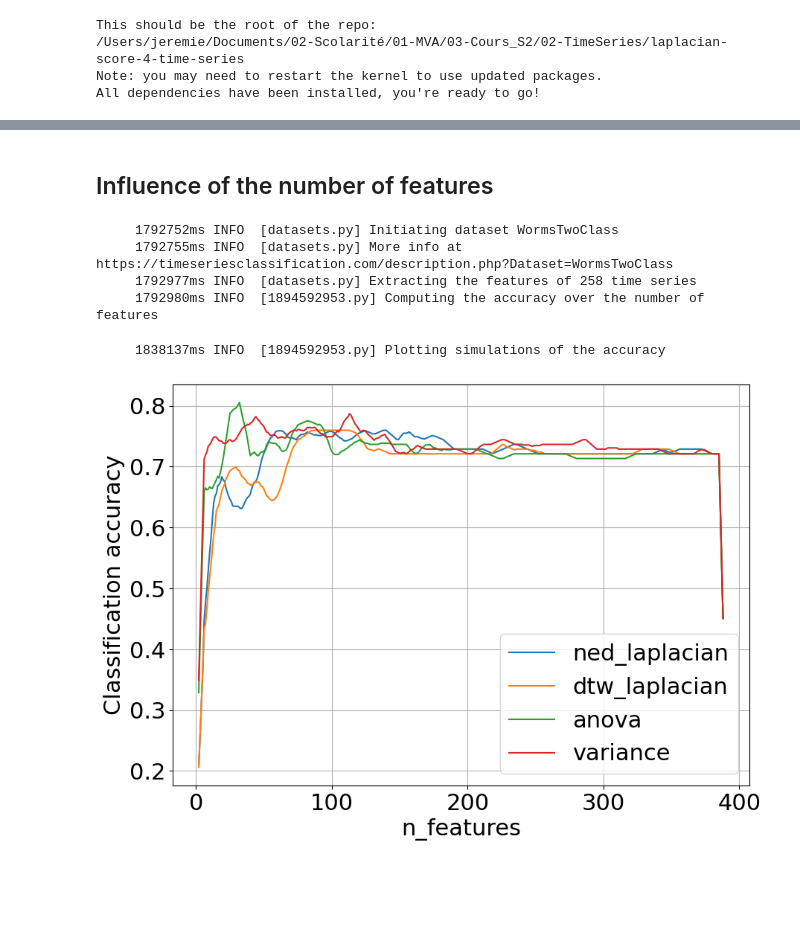
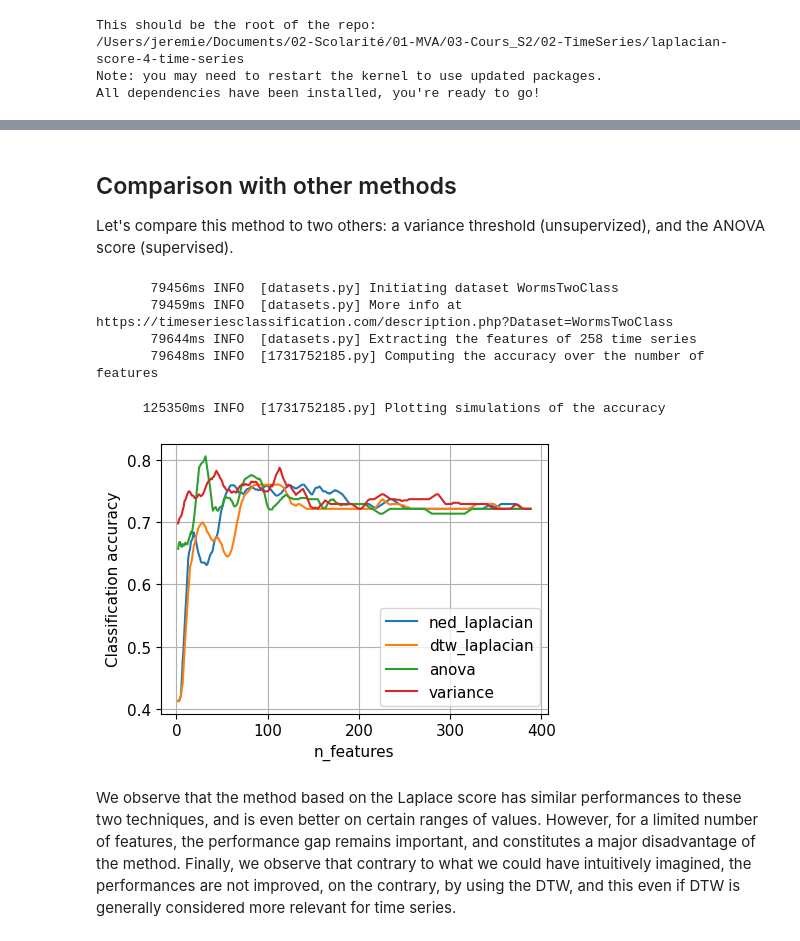
Before and after one commit to decarpentierg/laplacian-score-4-time-series, a Jupyter notebook: doc/evaluate_laplacian_score.ipynb, the cells around one changed output, grey strips where cells are left out. Cells and saved outputs as stored; diff of their text form; code cells hidden in the pictures; blank space fills up the shorter version.

```diff
--- a/doc/evaluate_laplacian_score.ipynb
+++ b/doc/evaluate_laplacian_score.ipynb
@@ -165,7 +184,7 @@ DATASETS = [
     Dataset(WAFER),
     Dataset(WORMS),
 ]
-N_FEATURES = [10, 30, 50, 80, 130, 200]
+N_FEATURES = [30, 80, 150]
 
 # Pre-loading from disk
 for dataset in DATASETS:
@@ -230,10 +237,10 @@ with open('saved_results/dataset_feat_to_accuracies_list.pkl', 'wb') as f:
 # %%
-if not FORCE_RECOMPUTE:
-    with open('saved_results/dataset_feat_to_accuracies_list.pkl', 'rb') as f:
+if not FORCE_RECOMPUTE and CACHE_PATH.exists():
+    with CACHE_PATH.open('rb') as f:
         dataset_feat_to_accuracies_list = pickle.load(f)
 
 logger.info('Plotting simulations of the accuracy')
-fig, axes = plt.subplots(nrows=2, ncols=3, figsize=(12,8))
+fig, axes = plt.subplots(nrows=1, ncols=3, figsize=(12,4))
 for n_features, ax in zip(
     N_FEATURES,
     axes.flatten()
@@ -278,7 +297,7 @@ nneighbors_to_accuracies_list = collections.defaultdict(list)
 # Computing the accuracy
 for n_neighbors in N_NEIGHBORS:
     logger.info(f'Computing the accuracy for {len(sigma_values)} values of sigma with n_neighbors={n_neighbors}')
-    for sigma in tqdm(sigma_values):
+    for sigma in sigma_values:
         feature_selector = laplacian_score.LaplacianSelection(
             dataset,
             use_dtw=False,
@@ -303,7 +322,7 @@ for n_neighbors in N_NEIGHBORS:
 # %%
 logger.info('Plotting simulations of the accuracy')
-plt.rcParams.update({'font.size': 22})
-plt.figure(figsize=(10, 7))
+plt.rcParams.update({'font.size': 11})
+plt.figure(figsize=(5, 3.5))
 for n_neighbors in N_NEIGHBORS:
     plt.plot(sigma_values, nneighbors_to_accuracies_list[n_neighbors], label=f'n_neighbors={n_neighbors}')
 plt.xscale('log')
@@ -321,5 +340,7 @@ plt.close()
-# %% [markdown]
-## Influence of the number of features
+# %% [markdown]
+## Comparison with other methods
+
+Let's compare this method to two others: a variance threshold (unsupervized), and the ANOVA score (supervised).
 # %%
 MAX_FEATURES = 500
 SIGMA_FACTOR = 5e-2
@@ -356,42 +377,44 @@ for n_features in tqdm(n_features_list):
 
     # Computing accuracy
     for selector, name in zip(
         [ned_laplacian_selector, dtw_laplacian_selector, anova_selector, variance_selector],
         SELECTOR_NAME,
     ):
         method_to_acc_list[name].append(
             get_svc_accuracy(
                 dataset.features.T,
                 dataset.labels,
                 selector,
             )[0]
         )
 
 if SMOOTHING:
     for name in method_to_acc_list:
-        method_to_acc_list[name] = np.convolve(
-            method_to_acc_list[name],
-            np.ones(SMOOTHING),
-            'same',
-        ) / SMOOTHING
+        method_to_acc_list[name] = (
+            np.convolve(method_to_acc_list[name],np.ones(SMOOTHING),'same',)
+            / np.convolve(np.ones_like(method_to_acc_list[name]),np.ones(SMOOTHING),'same',)
+        )
 
 
 logger.info('Plotting simulations of the accuracy')
-plt.figure(figsize=(10, 7))
+plt.rcParams.update({'font.size': 11})
+plt.figure(figsize=(5, 3.5))
 for name in SELECTOR_NAME:
     plt.plot(n_features_list, method_to_acc_list[name], label=f'{name}')
 plt.legend()
 plt.xlabel('n_features')
 plt.ylabel('Classification accuracy')
 plt.grid()
 # plt.title('Evolution of the classification accuracy aggainst the number of features')
 plt.savefig('figures/accuracy_vs_n_features.png', bbox_inches='tight')
 plt.show()
 plt.close()
 # %% [output]
-     1792752ms INFO  [datasets.py] Initiating dataset WormsTwoClass
-     1792755ms INFO  [datasets.py] More info at https://timeseriesclassification.com/description.php?Dataset=WormsTwoClass
-     1792977ms INFO  [datasets.py] Extracting the features of 258 time series
-     1792980ms INFO  [1894592953.py] Computing the accuracy over the number of features
+       79456ms INFO  [datasets.py] Initiating dataset WormsTwoClass
+       79459ms INFO  [datasets.py] More info at https://timeseriesclassification.com/description.php?Dataset=WormsTwoClass
+       79644ms INFO  [datasets.py] Extracting the features of 258 time series
+       79648ms INFO  [1731752185.py] Computing the accuracy over the number of features
-     1838137ms INFO  [1894592953.py] Plotting simulations of the accuracy
+      125350ms INFO  [1731752185.py] Plotting simulations of the accuracy
-[figure, old version]
+[figure, new version]
+# %% [markdown]
+We observe that the method based on the Laplace score has similar performances to these two techniques, and is even better on certain ranges of values. However, for a limited number of features, the performance gap remains important, and constitutes a major disadvantage of the method. Finally, we observe that contrary to what we could have intuitively imagined, the performances are not improved, on the contrary, by using the DTW, and this even if DTW is generally considered more relevant for time series.
```
Also changed, not shown: parts of 23 cells of this notebook, 11 other files.
